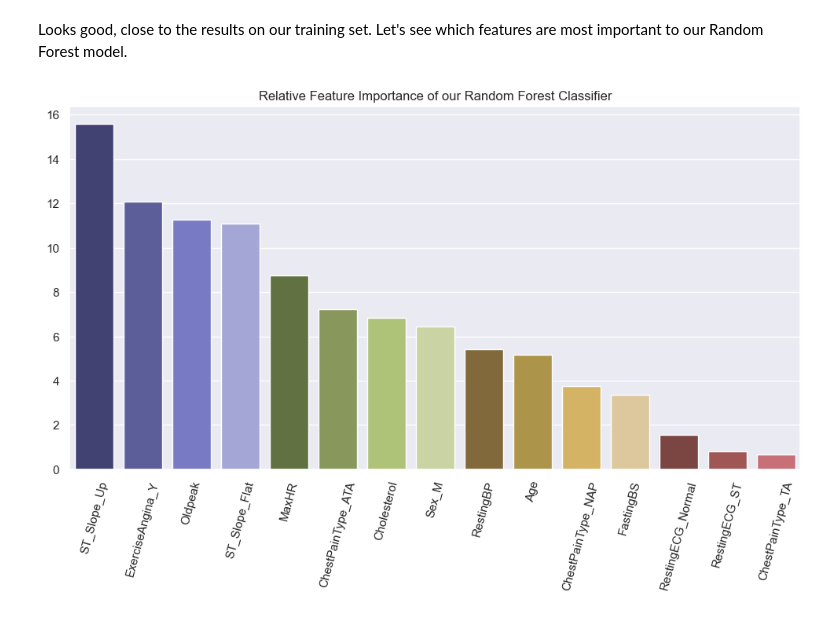
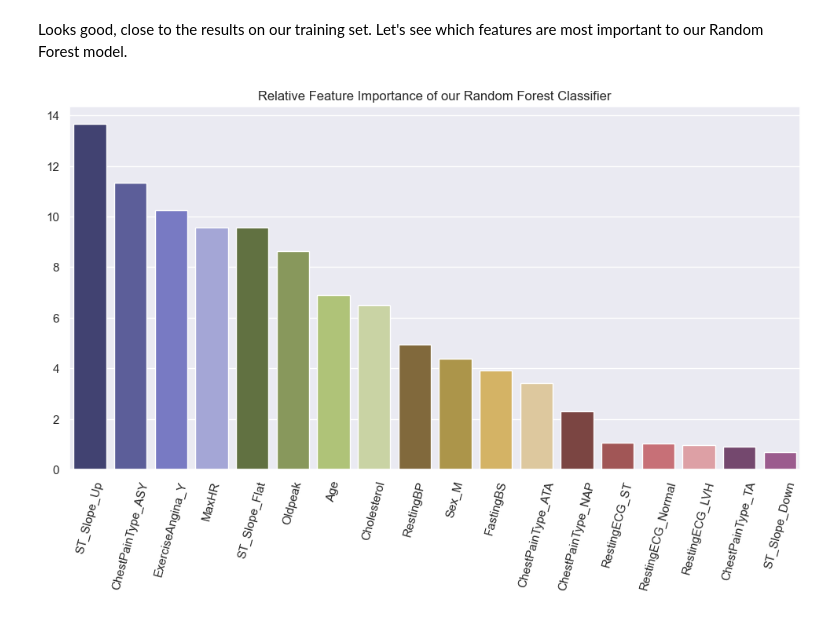
Before and after one commit to anchorelement/heart-disease-prediction, a Jupyter notebook: heart_disease_predict.ipynb, the cells around one changed output. Saved outputs shown, nothing was run; the diff lists cells and outputs as text; code cells hidden in the pictures.

Commit message:
Move imputers and 1h encoder into pipeline

```diff
--- a/heart_disease_predict.ipynb
+++ b/heart_disease_predict.ipynb
@@ -202,9 +174,0 @@ Let's get rid of these peksy 0 values by replacing them with an average.  We cou
-# %%
-imputer = SimpleImputer(missing_values = 0, strategy="mean")
-col_tformer = ColumnTransformer([("impute_Cholesterol", imputer, [2]),
-                                ("impute_RestingBP", imputer, [1])],
-                                remainder="passthrough")
-col_names = df.columns
-df = col_tformer.fit_transform(df)
-df = pd.DataFrame(df, columns=col_names)
-df[["Cholesterol", "RestingBP"]].describe().T
@@ -241,26 +175,41 @@ X_train, X_test, y_train, y_test = train_test_split(X, y, test_size=.2, random_s
+# %%
+# imputer = SimpleImputer(missing_values = 0, strategy="mean")
+imputer = KNNImputer(missing_values=0, n_neighbors=5)
+cat_features = df.select_dtypes(include="object").columns.to_list()
+oh_encoder = OneHotEncoder(handle_unknown="ignore", drop="first")
+ct = ColumnTransformer([
+    ("impute_cholesterol", imputer, ["Cholesterol"]),
+    ("impute_restingbp", imputer, ["RestingBP"]),
+    ("1he", oh_encoder, cat_features)
+    ], remainder="passthrough")
 # %% [markdown]
 ## Model Selection and Evaluation
 # %% [markdown]
 Now we will run a few different classifiers and get some cross-validated scores.  Although our data is balanced on the dependent variable, there are some strong negative reprecussions for false negatives (i.e. heart disease goes untreated and people die).  For this reason, we will be using F1 scoring, which takes into account not just accuracy, but also precision and recall.
 # %%
-scaler = MinMaxScaler()
+scaler = StandardScaler()
 pipe_svc = Pipeline([
+    ("ct", ct),
     ("scaler", scaler),
     ("svc", SVC(random_state=0))
 ])
 pipe_lr = Pipeline([
+    ("ct", ct),
     ("scaler", scaler),
     ("lr", LogisticRegression(random_state=0))
 ])
 pipe_knn = Pipeline([
+    ("ct", ct),
     ("scaler", scaler),
     ("knn", KNeighborsClassifier())
 ])
 pipe_rf = Pipeline([
+    ("ct", ct),
     ("scaler", scaler),
     ("rf", RandomForestClassifier(random_state=0))
 ])
 pipe_nb = Pipeline([
+    ("ct", ct),
     ("scaler", scaler),
     ("gnb", GaussianNB())
 ])
@@ -268,8 +217,9 @@ pipe_nb = Pipeline([
 pipes = [pipe_svc, pipe_lr, pipe_knn, pipe_rf, pipe_nb]
 score_table = [["Classifier", "Average Score", "Standard Deviation"]]
 for pipe in pipes:
+    # pipe.fit(X_train, y_train)
     scores = cross_val_score(pipe, X_train, y_train, cv=5, scoring="f1")
-    score_table.append([pipe[1], scores.mean(), scores.std()])
+    score_table.append([pipe[-1], scores.mean(), scores.std()])
 
 scores_df = pd.DataFrame(score_table)
 scores_df.columns = scores_df.iloc[0]
@@ -292,7 +242,7 @@ params = [{"rf__n_estimators": [50, 100, 150],
            "rf__max_features": [0.5, 1, "sqrt", "log2", "auto", None],
            }]
 
-grid_search = RandomizedSearchCV(estimator=pipe_rf, n_jobs=-1, cv=5, param_distributions=params, scoring="f1", n_iter=200, random_state=0)
+grid_search = RandomizedSearchCV(estimator=pipe_rf, n_jobs=-1, cv=5, param_distributions=params, scoring="f1", n_iter=100, random_state=0)
 grid_search.fit(X_train, y_train)
 best_score = grid_search.best_score_
 best_params = grid_search.best_params_
@@ -314,21 +262,22 @@ F1 Score: 0.892
 # %% [markdown]
 Looks good, close to the results on our training set. Let's see which features are most important to our Random Forest model.
 # %%
-model = grid_search.best_estimator_[1]
-importances = model.feature_importances_
-labels = X.columns
+model = grid_search.best_estimator_
+importances = model[-1].feature_importances_
+labels = model["ct"].get_feature_names_out()
+labels_no_prefix = [l.split("__")[1] for l in labels]
 indices = np.argsort(-importances)
 importances_dict = {}
 for i in indices:
-    importances_dict[labels[i]] = importances[i]
+    importances_dict[labels_no_prefix[i]] = importances[i]
 df_importances = pd.DataFrame(importances_dict, index=[0])
 plt.figure(figsize=(12, 6))
 ax = sns.barplot(df_importances*100, palette="tab20b")
 ax.set_xticklabels(ax.get_xticklabels(), rotation=75)
 ax.set_title("Relative Feature Importance of our Random Forest Classifier")
 plt.show()
 # %% [output]
-[figure, old version]
+[figure, new version]
 # %%
 print(classification_report(y_test, y_pred, digits=3))
 # %% [output]
```
Also changed, not shown: parts of 19 cells of this notebook.
